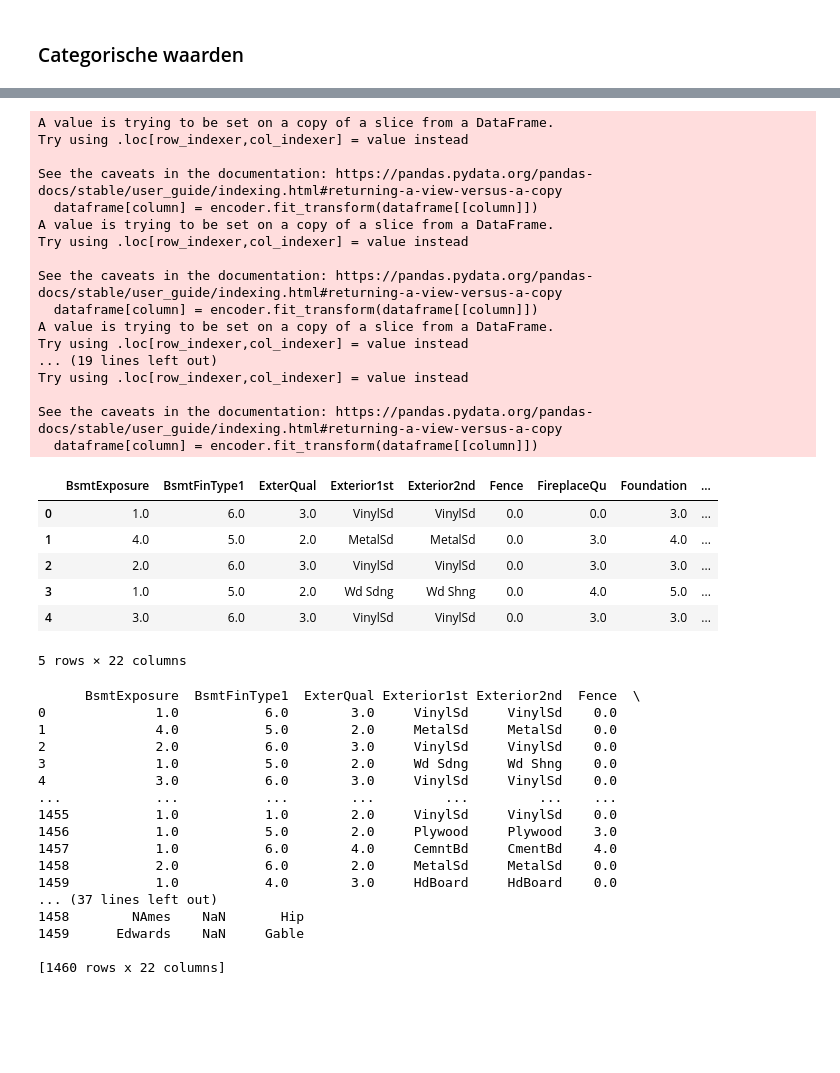
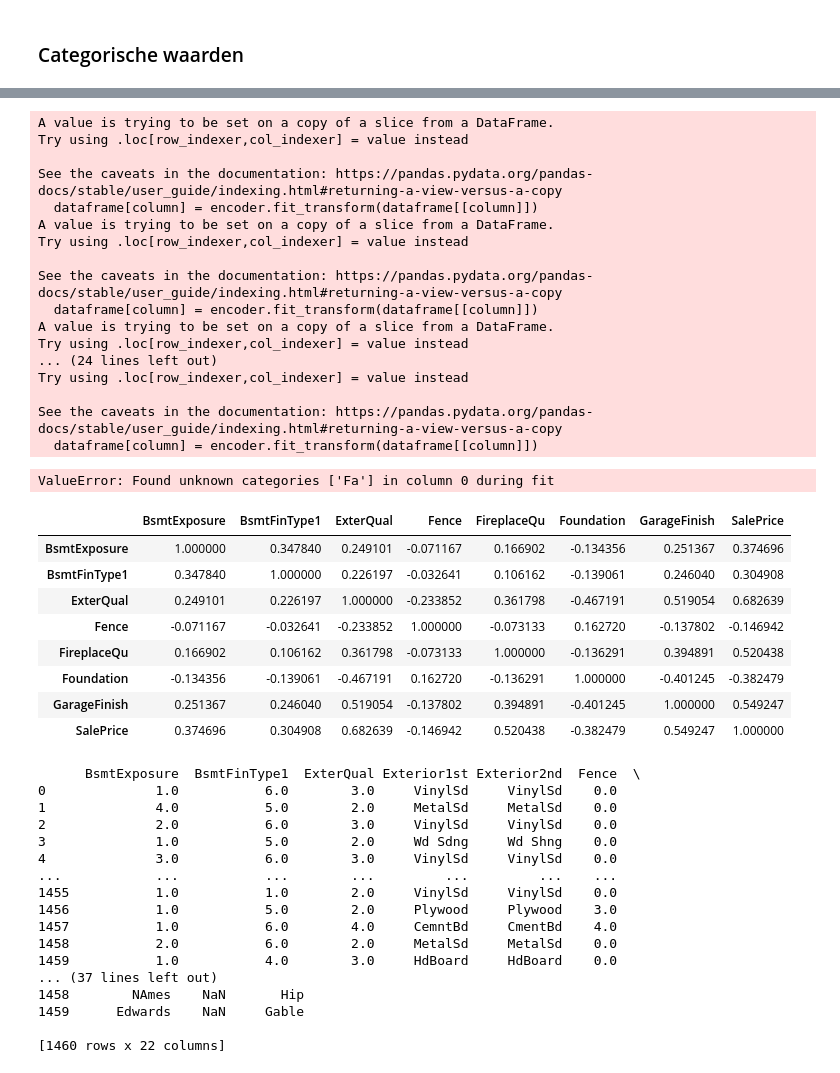
Before and after one commit to geoduin/HousePricePredictor, a Jupyter notebook: data_science_challenge.ipynb, the cells around one changed output, grey strips where cells are left out. Drawn from its saved outputs; the diff is of its cells as text; code cells hidden in the pictures; blank space fills up the shorter version.

Commit message:
Ordinal comparison completed

```diff
--- a/data_science_challenge.ipynb
+++ b/data_science_challenge.ipynb
@@ -181,8 +181,8 @@ numeric_correlation.corr().style.background_gradient(cmap="coolwarm")
 # %% [markdown]
 ### Categorische waarden
 # %%
-target
-categorical_data = train_data[categorical_columns]
+pl_l = categorical_columns + target
+categorical_data = train_data[pl_l]
 
 
 categorical_data['BsmtExposure'] = categorical_data['BsmtExposure'].fillna("NA")
@@ -190,6 +190,7 @@ categorical_data['BsmtFinType1'] = categorical_data['BsmtFinType1'].fillna("NA")
 categorical_data['Fence'] = categorical_data['Fence'].fillna("NA")
 categorical_data['FireplaceQu'] = categorical_data['FireplaceQu'].fillna("NA")
 categorical_data["GarageFinish"] = categorical_data["GarageFinish"].fillna("NA")
+categorical_data["KitchenQual"] = categorical_data["KitchenQual"].fillna("NA")
 # %% [output]
 A value is trying to be set on a copy of a slice from a DataFrame.
 Try using .loc[row_indexer,col_indexer] = value instead
@@ -233,20 +214,29 @@ from pandas import DataFrame
 from sklearn.preprocessing import OrdinalEncoder
 from sklearn.impute import SimpleImputer
 
-## BsmtExposure Ordinal
+## Ordinal scaling
 mappingBsmtExp = ["NA", "No", "Mn", "Av", "Gd"]
 mapBsmtFinT1 = ["NA", "Unf", "LwQ", "Rec", "BLQ", "ALQ", "GLQ"]
 mappingExtQual = ["Po","Fa", "TA", "Gd","Ex" ]
 mapFence = ["NA", "MnWw", "GdWo", "MnPrv", "GdPrv"]
 mapFireQu = ["NA", "Po", "Fa", "TA", "Gd", "Ex"]
-mapFoundation = ["Wood", "Stone", "Slab", "PConc", "CBlock", "BrkTil"]
 mapGarageFin = ["NA", "Unf", "RFn", "Fin"]
 mapBsmntQu = ["NA", "Po", "Fa", "TA", "Gd", "Ex"]
-mapHeatQC = [""]
+
+mapHeatQC = ["Po", "Fa", "TA", "Gd", "Ex"]
+mapKitchQual = ["Po", "Fa", "TA", "Gd", "Ex"]
+mapLotShape = ["IR3", "IR2", "IR1", "Reg"]
+mapPoolQc = ["NA", "Fa", "TA", "Gd", "Ex"]
+
+# Moet one-hot encoding zijn
 mapHouseStyle = [""]
-mapKitchQual = [""]
+mapFoundation = ["Wood", "Stone", "Slab", "PConc", "CBlock", "BrkTil"]
 mapMSZoning = [""]
 mapLotConfig = [""]
+mapNeighbourhood = []
+mapRoofStyle = []
+mapVnr = []
+
 # mapFenceQual =  [["GdPrv", 4], ["MnPrv", 3], ["GdWo", 2], ["MnWw", 1], ["NA", 0]]
 # Exterior1st One-Hot-Encoding
 # Exterior2nd One-Hot-Encoding
@@ -271,6 +261,11 @@ categorical_data = get_ordinal(categorical_data, "Fence", mapFence)
 categorical_data = get_ordinal(categorical_data, "FireplaceQu", mapFireQu)
 categorical_data = get_ordinal(categorical_data, "Foundation", mapFoundation)
 categorical_data = get_ordinal(categorical_data, "GarageFinish", mapGarageFin)
+
+categorical_data = get_ordinal(categorical_data, "HeatingQC", mapHeatQC)
+categorical_data = get_ordinal(categorical_data, "KitchenQual", mapKitchQual)
+categorical_data = get_ordinal(categorical_data, "LotShape", mapLotShape)
+categorical_data = get_ordinal(categorical_data, "PoolQC", mapPoolQc)
 # %% [output]
 A value is trying to be set on a copy of a slice from a DataFrame.
 Try using .loc[row_indexer,col_indexer] = value instead
@@ -284,21 +279,26 @@ See the caveats in the documentation: https://pandas.pydata.org/pandas-docs/stab
   dataframe[column] = encoder.fit_transform(dataframe[[column]])
 A value is trying to be set on a copy of a slice from a DataFrame.
 Try using .loc[row_indexer,col_indexer] = value instead
-... (19 lines left out)
+... (24 lines left out)
 Try using .loc[row_indexer,col_indexer] = value instead
 
 See the caveats in the documentation: https://pandas.pydata.org/pandas-docs/stable/user_guide/indexing.html#returning-a-view-versus-a-copy
   dataframe[column] = encoder.fit_transform(dataframe[[column]])
+ValueError: Found unknown categories ['Fa'] in column 0 during fit
-# %%
-categorical_data.head()
-# %% [output]
-|  | BsmtExposure | BsmtFinType1 | ExterQual | Exterior1st | Exterior2nd | Fence | FireplaceQu | Foundation | ... |
-| 0 | 1.0 | 6.0 | 3.0 | VinylSd | VinylSd | 0.0 | 0.0 | 3.0 | ... |
-| 1 | 4.0 | 5.0 | 2.0 | MetalSd | MetalSd | 0.0 | 3.0 | 4.0 | ... |
-| 2 | 2.0 | 6.0 | 3.0 | VinylSd | VinylSd | 0.0 | 3.0 | 3.0 | ... |
-| 3 | 1.0 | 5.0 | 2.0 | Wd Sdng | Wd Shng | 0.0 | 4.0 | 5.0 | ... |
-| 4 | 3.0 | 6.0 | 3.0 | VinylSd | VinylSd | 0.0 | 3.0 | 3.0 | ... |
-5 rows × 22 columns
+# %%
+ddd = categorical_data[["BsmtExposure",	"BsmtFinType1",	"ExterQual", "Fence", "FireplaceQu", "Foundation", 	"GarageFinish", "SalePrice"]]
+
+ddd.corr().style.background_gradient(cmap="coolwarm")
+# %% [output]
+|  | BsmtExposure | BsmtFinType1 | ExterQual | Fence | FireplaceQu | Foundation | GarageFinish | SalePrice |
+| BsmtExposure | 1.000000 | 0.347840 | 0.249101 | -0.071167 | 0.166902 | -0.134356 | 0.251367 | 0.374696 |
+| BsmtFinType1 | 0.347840 | 1.000000 | 0.226197 | -0.032641 | 0.106162 | -0.139061 | 0.246040 | 0.304908 |
+| ExterQual | 0.249101 | 0.226197 | 1.000000 | -0.233852 | 0.361798 | -0.467191 | 0.519054 | 0.682639 |
+| Fence | -0.071167 | -0.032641 | -0.233852 | 1.000000 | -0.073133 | 0.162720 | -0.137802 | -0.146942 |
+| FireplaceQu | 0.166902 | 0.106162 | 0.361798 | -0.073133 | 1.000000 | -0.136291 | 0.394891 | 0.520438 |
+| Foundation | -0.134356 | -0.139061 | -0.467191 | 0.162720 | -0.136291 | 1.000000 | -0.401245 | -0.382479 |
+| GarageFinish | 0.251367 | 0.246040 | 0.519054 | -0.137802 | 0.394891 | -0.401245 | 1.000000 | 0.549247 |
+| SalePrice | 0.374696 | 0.304908 | 0.682639 | -0.146942 | 0.520438 | -0.382479 | 0.549247 | 1.000000 |
 # %%
 print(categorical_data)
 # %% [output]
```
Also changed, not shown: parts of 2 cells of this notebook.
